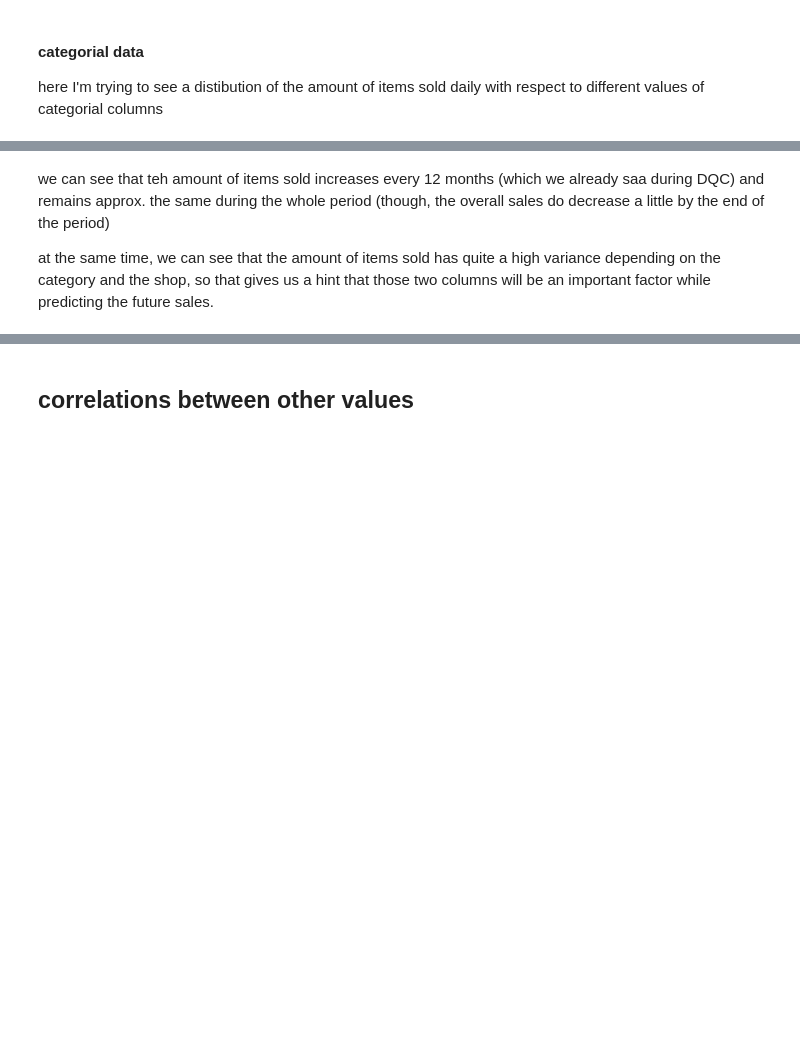
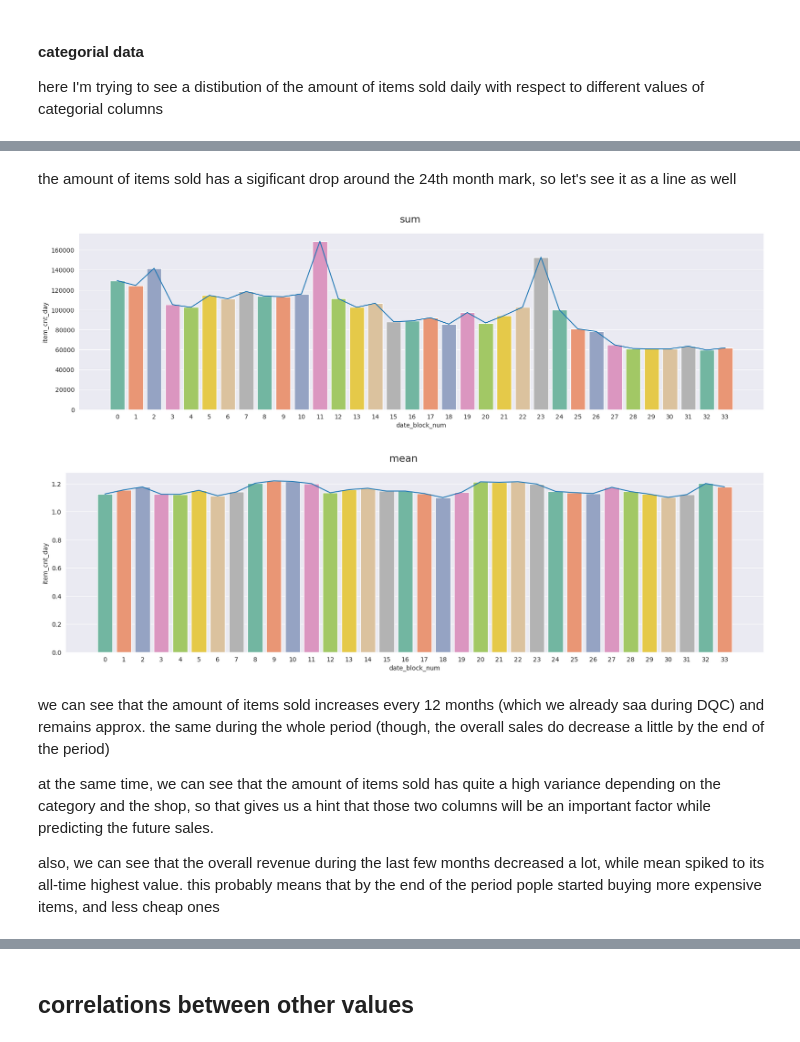
Before and after one commit to lopharb/ds_practice, a Jupyter notebook: notebooks/eda.ipynb, the cells around one changed output, grey strips where cells are left out. Saved outputs shown, nothing was run; the diff lists cells and outputs as text; code cells hidden in the pictures; blank space fills up the shorter version.

```diff
--- a/notebooks/eda.ipynb
+++ b/notebooks/eda.ipynb
@@ -86,5 +97,15 @@ boxplots(data, cols, title='daily sales with respect to different categorial fea
+# %% [markdown]
+the amount of items sold has a sigificant drop around the 24th month mark, so let's see it as a line as well
+# %%
+barplots(data, ['date_block_num'], aggregation='sum', show_line=True, title='sum')
+barplots(data, ['date_block_num'], aggregation='mean', show_line=True, title='mean')
+# %% [output]
+[figure, added]
+[figure, added]
 # %% [markdown]
-we can see that teh amount of items sold increases every 12 months (which we already saa during DQC) and remains approx. the same during the whole period (though, the overall sales do decrease a little by the end of the period)
+we can see that the amount of items sold increases every 12 months (which we already saa during DQC) and remains approx. the same during the whole period (though, the overall sales do decrease a little by the end of the period)
 
 at the same time, we can see that the amount of items sold has quite a high variance depending on the category and the shop, so that gives us a hint that those two columns will be an important factor while predicting the future sales.
+
+also, we can see that the overall revenue during the last few months decreased a lot, while mean spiked to its all-time highest value. this probably means that by the end of the period pople started buying more expensive items, and less cheap ones
 # %%
```
Also changed, not shown: parts of 13 cells of this notebook.
